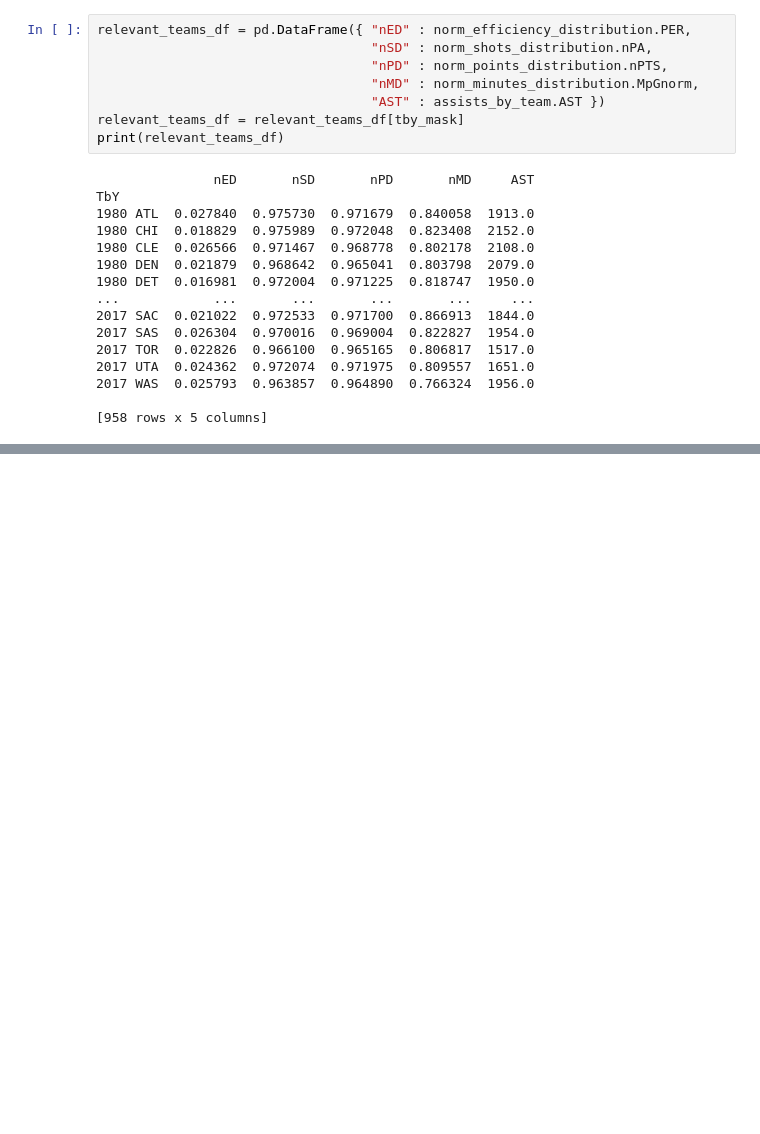
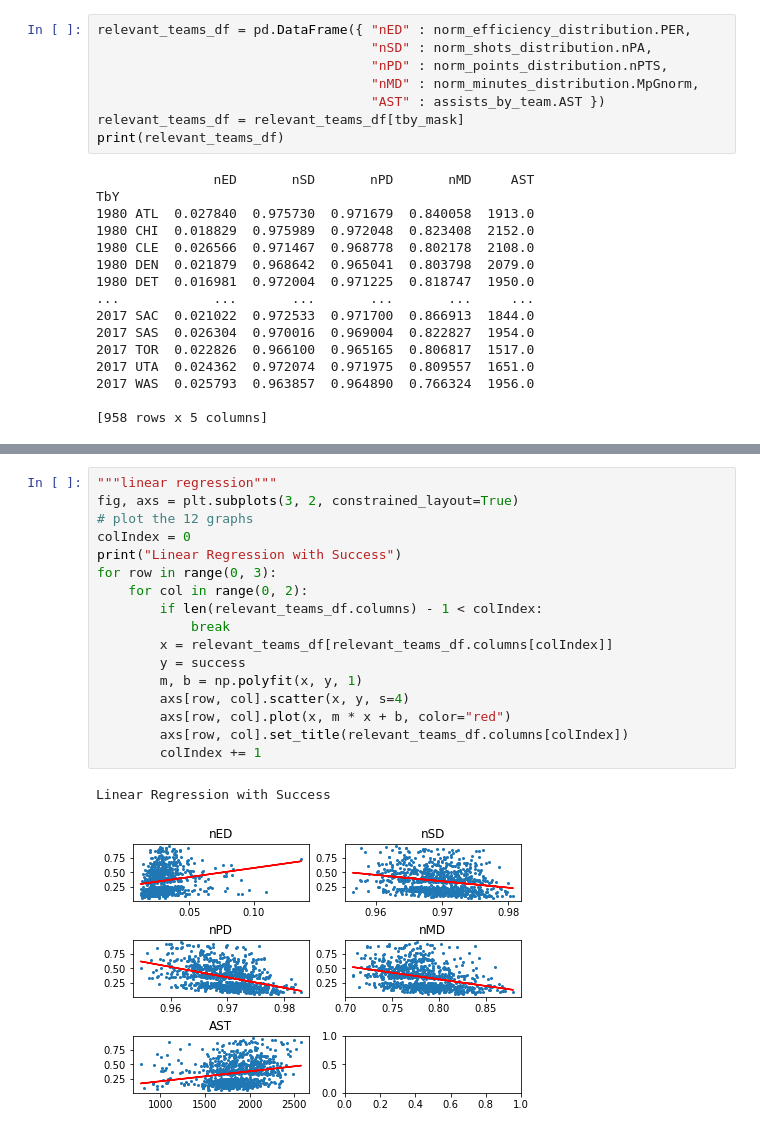
Before and after one commit to canudi/BD_final_project, a Jupyter notebook: final.ipynb, the cells around one changed output, grey strips where cells are left out. Saved outputs shown, nothing was run; the diff lists cells and outputs as text; blank space fills up the shorter version.

```diff
--- a/final.ipynb
+++ b/final.ipynb
@@ -226,0 +248,20 @@ relevant_teams_df = relevant_teams_df.loc[success.index]
+# %%
+"""linear regression"""
+fig, axs = plt.subplots(3, 2, constrained_layout=True)
+# plot the 12 graphs
+colIndex = 0
+print("Linear Regression with Success")
+for row in range(0, 3):
+    for col in range(0, 2):
+        if len(relevant_teams_df.columns) - 1 < colIndex:
+            break
+        x = relevant_teams_df[relevant_teams_df.columns[colIndex]]
+        y = success
+        m, b = np.polyfit(x, y, 1)
+        axs[row, col].scatter(x, y, s=4)
+        axs[row, col].plot(x, m * x + b, color="red")
+        axs[row, col].set_title(relevant_teams_df.columns[colIndex])
+        colIndex += 1
+# %% [output]
+Linear Regression with Success
+[figure, added]
```
Also changed, not shown: parts of 6 cells of this notebook, 1 other file.
